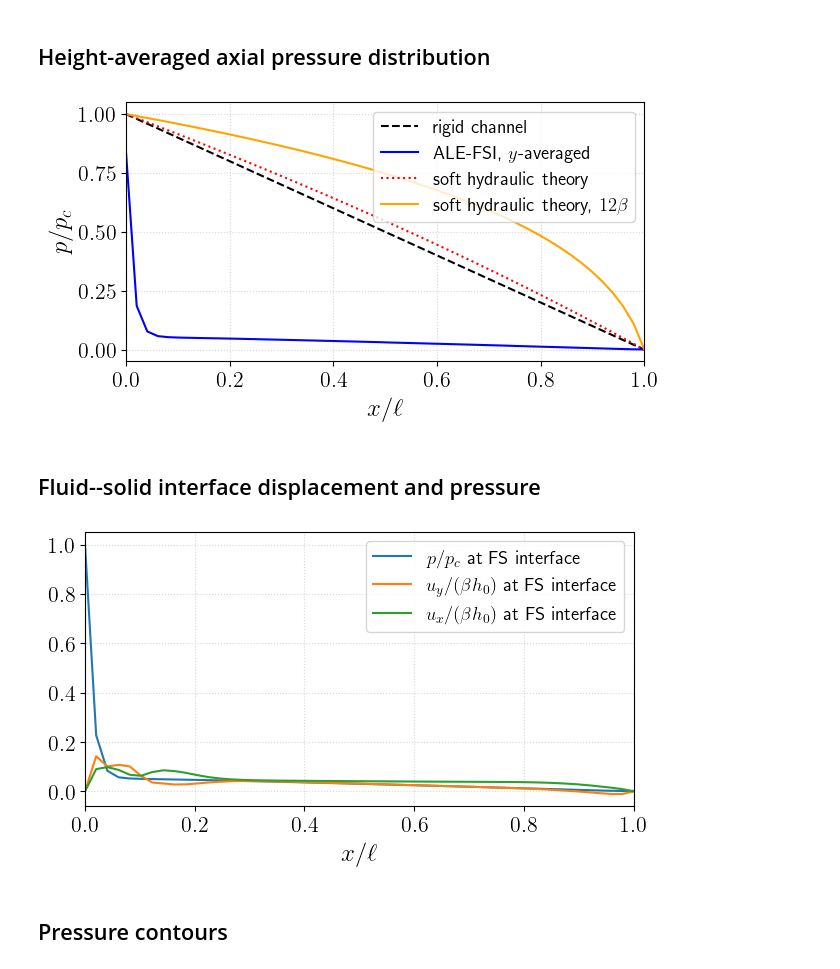
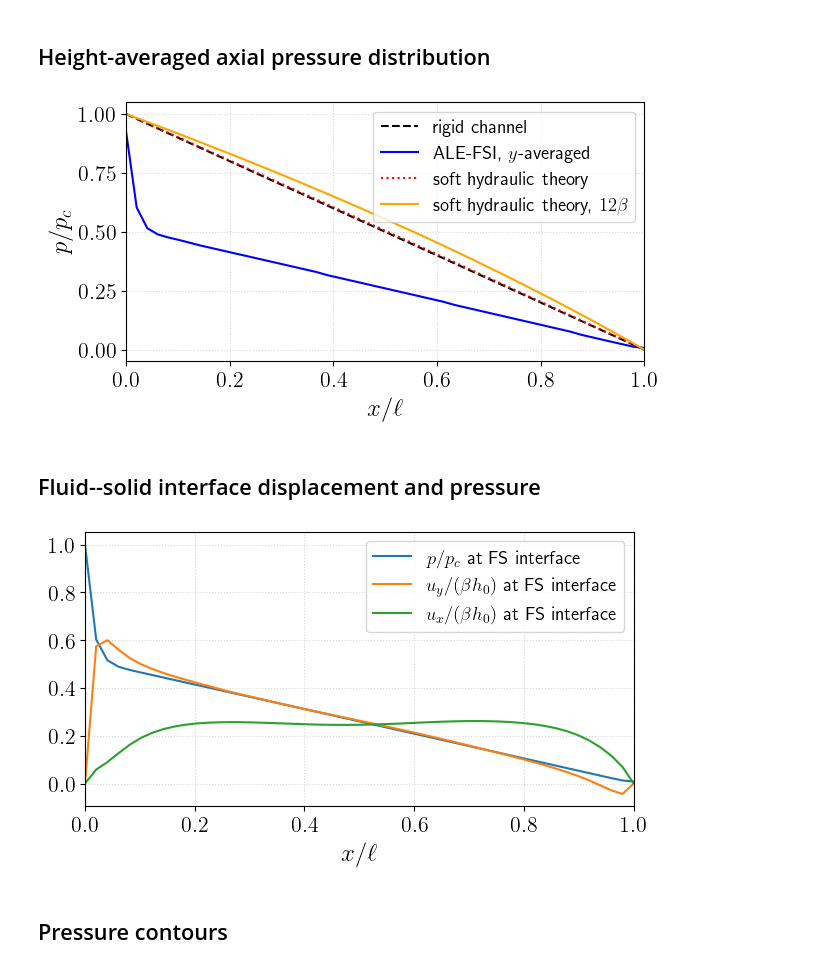
Before and after one commit to ichristov/soft-hydraulic-ale-fsi, a Jupyter notebook: new_ALE-FSI_2D.ipynb, the cells around one changed output. Drawn from its saved outputs; the diff is of its cells as text; code cells hidden in the pictures.

Commit message:
fix x/l in plots, add C_I, theta

```diff
--- a/new_ALE-FSI_2D.ipynb
+++ b/new_ALE-FSI_2D.ipynb
@@ -58,7 +58,7 @@ Using EXISTING data storage folder: not-ready-for-github/simulation_output/
 # Parameters defining domain geometry:
 b0 = 0.1
 h0 = b0
-l  = 10*h0
+l  = 20*h0
 # Solid domain extents:
 SOLID_TOP    = h0+b0
 SOLID_BOTTOM = h0
@@ -77,11 +77,11 @@ h = max(OMEGA_W,OMEGA_H)/N
 # Material properties (dimensional).
 
 # Elastic solid's properties:
-E_s    = 2e+3                           # Young's modulus
+E_s    = 2e+6                           # Young's modulus
 nu_s   = 0.45                           # Poisson ratio
 mu_s   = Constant(E_s/(2*(1+nu_s)))     # shear modulus
 K      = Constant(E_s/(3*(1-2*nu_s)))   # bulk modulus
-rho_s0 = Constant(1e4)
+rho_s0 = Constant(1e5)
 cs     = sqrt(mu_s/rho_s0)              # shear wave speed in solid
 print("Shear wave speed in solid is", f"{float(cs):.4g}")   # .4g = 4 sig figs
 
@@ -106,18 +106,20 @@ Time step is 0.002
 # %%
 # Boundary conditions.
 
+omega = 0.0                                        # angular frequency
+
 # For ramped-up steady pressure BC:
-p_amp = Constant(1e3)                              # pressure amplitude
+p_amp = Constant(1e5)                              # pressure amplitude
 p_in  = Expression("p0*(t < tr ? t/tr : 1.0)", p0=float(p_amp), tr=float(RAMP_TIME), t=0.0, degree=1)
 
 # For oscillatory pressure BC:
-#omega = 0.0                                        # angular frequency
 #p_in  = Expression("p0*cos(w*t)", p0=float(p_amp), w=float(omega), t=0.0, degree=1)
 
 # For ramped-up steady flow-rate BC:
 q_amp = Constant(1.0)                              # flow rate amplitude
 v_in  = Expression(("x[1] < h0 ? 6*(q0*(t < tr ? t/tr : 1.0)/h0)*(x[1]/h0)*(h0 - x[1])/h0 : 0.0", "0.0"),
                    tr=float(RAMP_TIME), q0=float(q_amp), h0=float(h0), t=0.0, degree=2)
+
 # For oscillayory flow-rate BC:
 # v_in  = Expression(("x[1] < h0 ? 6*(q0/h0)*cos(w*t)*(x[1]/h0)*(h0 - x[1])/h0 : 0.0", "0.0"),
 #                    q0=float(q_amp), w=float(omega), h0=float(h0), t=0.0, degree=2)
@@ -795,10 +801,10 @@ if FLOW_OR_PRESSURE == "FLOW":
    #p_sh = float(h0/C_w)*((1 + 48*float(p_c/(h0/C_w))*(1-x_vals/l))**(1/4) - 1)
    p_sh = float(h0/C_w)*((1 + 48*float(C_w*mu_f*l*q_c/h0**4)*(1-x_vals/l))**(1/4) - 1)
    p_sh = p_sh/float(p_c)
-   p_sh_12 = 1/(beta*12)*((1 + 48*beta*12*(1-x_vals/OMEGA_W))**(1/4) - 1)
+   p_sh_12 = 1/(beta*12)*((1 + 48*beta*12*(1-x_vals/l/OMEGA_W))**(1/4) - 1)
 elif FLOW_OR_PRESSURE == "PRESSURE":
-   p_sh = 1/(beta)*(((1+beta)**4 - (((1+beta)**4-1)*x_vals))**(1/4) - 1)
-   p_sh_12 = 1/(12*beta)*(((1+12*beta)**4 - (((1+12*beta)**4-1)*x_vals))**(1/4) - 1)
+   p_sh = 1/(beta)*(((1+beta)**4 - (((1+beta)**4-1)*x_vals/l))**(1/4) - 1)
+   p_sh_12 = 1/(12*beta)*(((1+12*beta)**4 - (((1+12*beta)**4-1)*x_vals/l))**(1/4) - 1)
 else:
     raise ValueError("FLOW_OR_PRESSURE must be either 'FLOW' or 'PRESSURE'")
 ax.plot(x_vals/l, p_sh,
@@ -811,7 +817,7 @@ ax.grid(alpha=0.5, linestyle='dotted')
 
 ax.legend()
 
-ax.set_xlim(0, l)
+ax.set_xlim(0, 1)
 #ax.set_ylim(0, pressure_rigid[0]/float(p_c))
 #ax.set_yticks(np.arange(0,pressure_rigid[0]/float(p_c)+0.1,2))
 #ax.set_aspect(1)
@@ -820,7 +826,7 @@ ax.set_box_aspect(1 / 2)
 plt.tight_layout()
 plt.show()
 # %% [output]
-[figure, old version]
+[figure, new version]
 # %% [markdown]
 ## Fluid--solid interface displacement and pressure
 # %%
@@ -828,38 +834,38 @@ plt.show()
 fs_line_points = [(x, h0) for x in x_vals]
 
 # Evaluate the vertical displacement and pressure at each point:
 u_fs_values = []
 p_fs_values = []
 for point in fs_line_points:
     u_fs_value = uhat(point)
     u_fs_values.append(u_fs_value)
     p_fs_value = p(point)
     p_fs_values.append(p_fs_value)
 
 # Plotting:
 fig, ax = plt.subplots()
-ax.plot(x_vals, np.array(p_fs_values)/float(p_c),
+ax.plot(x_vals/l, np.array(p_fs_values)/float(p_c),
         label="$p/p_c$ at FS interface")
-ax.plot(x_vals, np.array(u_fs_values)[:,1]/float(beta*h0),
+ax.plot(x_vals/l, np.array(u_fs_values)[:,1]/float(beta*h0),
         label=r"$u_y/(\beta h_0)$ at FS interface")
-ax.plot(x_vals, np.array(u_fs_values)[:,0]/float(beta*h0),
+ax.plot(x_vals/l, np.array(u_fs_values)[:,0]/float(beta*h0),
         label=r"$u_x/(\beta h_0)$ at FS interface")
 ax.set_xlabel(r"$x/\ell$")
 #ax.set_ylabel()
 ax.grid(alpha=0.5, linestyle='dotted')
 
 ax.legend()
 
-ax.set_xlim(0, l)
+ax.set_xlim(0, 1)
 #ax.set_ylim(0, pressure_rigid[0]/float(p_c))
 #ax.set_yticks(np.arange(0,pressure_rigid[0]/float(p_c)+0.1,2))
 #ax.set_aspect(1)
 ax.set_box_aspect(1 / 2)
 
 plt.tight_layout()
 plt.show()
 # %% [output]
-[figure, old version]
+[figure, new version]
 # %% [markdown]
 ## Pressure contours
 # %%
```
Also changed, not shown: parts of 7 cells of this notebook.
